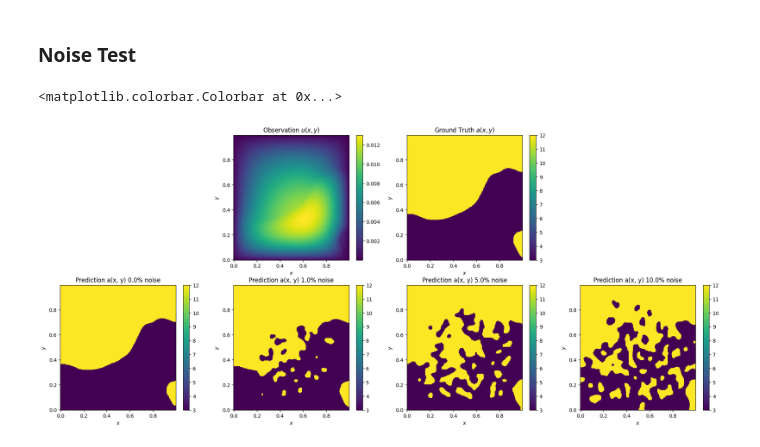
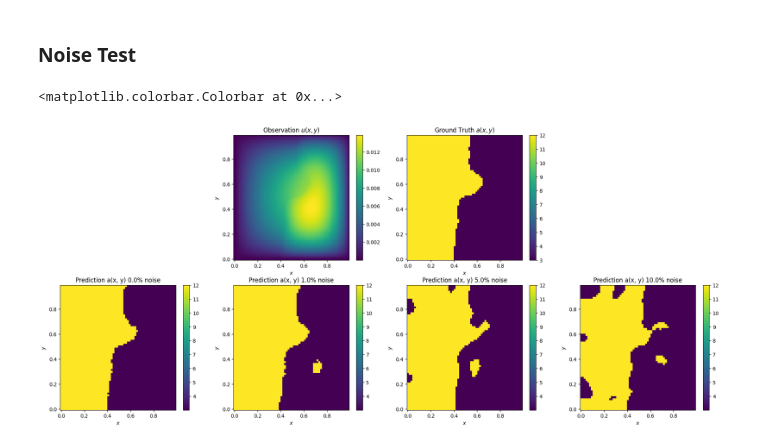
Before and after one commit to bookdiver/FluidDiff, a Jupyter notebook: models/darcys_test.ipynb, the cells around one changed output. Cells and saved outputs as stored; diff of their text form; code cells hidden in the pictures.

```diff
--- a/models/darcys_test.ipynb
+++ b/models/darcys_test.ipynb
@@ -87,4 +75,0 @@ x_pred000 = make_prediction(diffusion_model, y, 0.00)
-# %%
-x_span = np.linspace(0, 1, 240)
-y_span = np.linspace(0, 1, 240)
-X, Y = np.meshgrid(x_span, y_span)
@@ -289,13 +254,13 @@ Physics loss for ground truth: 0.9240 ± 0.4443
 # %% [markdown]
 ### Noise Test
 # %%
-x = ds[50:51]['x']
-y = ds[50:51]['y']
+x = ds[74:75]['x']
+y = ds[74:75]['y']
 # %%
 def noise_data(y, percent):
-    noise_index = torch.randperm(240*240)[:int(240*240*percent)]
+    noise_index = torch.randperm(64*64)[:int(64*64*percent)]
     y_noise = y.clone()
-    y_noise[0, 0, noise_index//240, noise_index%240] = 0.0
+    y_noise[0, 0, noise_index//64, noise_index%64] = torch.rand(len(noise_index)) * y.std() + y.mean()
     return y_noise
 # %%
 y_noise001 = noise_data(y, 0.01)
@@ -308,6 +273,8 @@ x_pred = make_prediction(diffusion_model, y_new, 0.00)
 # %%
 x = x.numpy().squeeze()
 y = y.numpy().squeeze()
+# %%
+x_pred = x_pred.numpy().squeeze()
 # %%
 fig, ax = plt.subplots(2, 4, figsize=(24, 10))
 ax[0, 0].set_axis_off()
@@ -318,38 +285,38 @@ ax[0, 1].set_xlabel('$x$')
 ax[0, 1].set_ylabel('$y$')
 ax[0, 1].set_title('Observation $u(x, y)$')
 fig.colorbar(im1, ax=ax[0, 1])
 
-im2 = ax[0, 2].pcolormesh(X, Y, unnormalize(x))
+im2 = ax[0, 2].pcolormesh(X, Y, x)
 ax[0, 2].set_xlabel('$x$')
 ax[0, 2].set_ylabel('$y$')
 ax[0, 2].set_title('Ground Truth $a(x, y)$')
 fig.colorbar(im2, ax=ax[0, 2])
 
-im3 = ax[1, 0].pcolormesh(X, Y, unnormalize(x_pred[0]))
+im3 = ax[1, 0].pcolormesh(X, Y, x_pred[0])
 ax[1, 0].set_xlabel('$x$')
 ax[1, 0].set_ylabel('$y$')
 ax[1, 0].set_title(r'Prediction a(x, y) 0.0% noise')
 fig.colorbar(im3, ax=ax[1, 0])
 
-im4 = ax[1, 1].pcolormesh(X, Y, unnormalize(x_pred[1]))
+im4 = ax[1, 1].pcolormesh(X, Y, x_pred[1])
 ax[1, 1].set_xlabel('$x$')
 ax[1, 1].set_ylabel('$y$')
 ax[1, 1].set_title(r'Prediction a(x, y) 1.0% noise')
 fig.colorbar(im4, ax=ax[1, 1])
 
-im5 = ax[1, 2].pcolormesh(X, Y, unnormalize(x_pred[2]))
+im5 = ax[1, 2].pcolormesh(X, Y, x_pred[2])
 ax[1, 2].set_xlabel('$x$')
 ax[1, 2].set_ylabel('$y$')
 ax[1, 2].set_title(r'Prediction a(x, y) 5.0% noise')
 fig.colorbar(im5, ax=ax[1, 2])
 
-im6 = ax[1, 3].pcolormesh(X, Y, unnormalize(x_pred[3]))
+im6 = ax[1, 3].pcolormesh(X, Y, x_pred[3])
 ax[1, 3].set_xlabel('$x$')
 ax[1, 3].set_ylabel('$y$')
 ax[1, 3].set_title(r'Prediction a(x, y) 10.0% noise')
 fig.colorbar(im6, ax=ax[1, 3])
 # %% [output]
 <matplotlib.colorbar.Colorbar at 0x...>
-[figure, old version]
+[figure, new version]
 # %%
 fig.savefig('../assets/darcy/darcy_noise.png', dpi=300, bbox_inches='tight')
```
Also changed, not shown: parts of 30 cells of this notebook, 5 other files.
